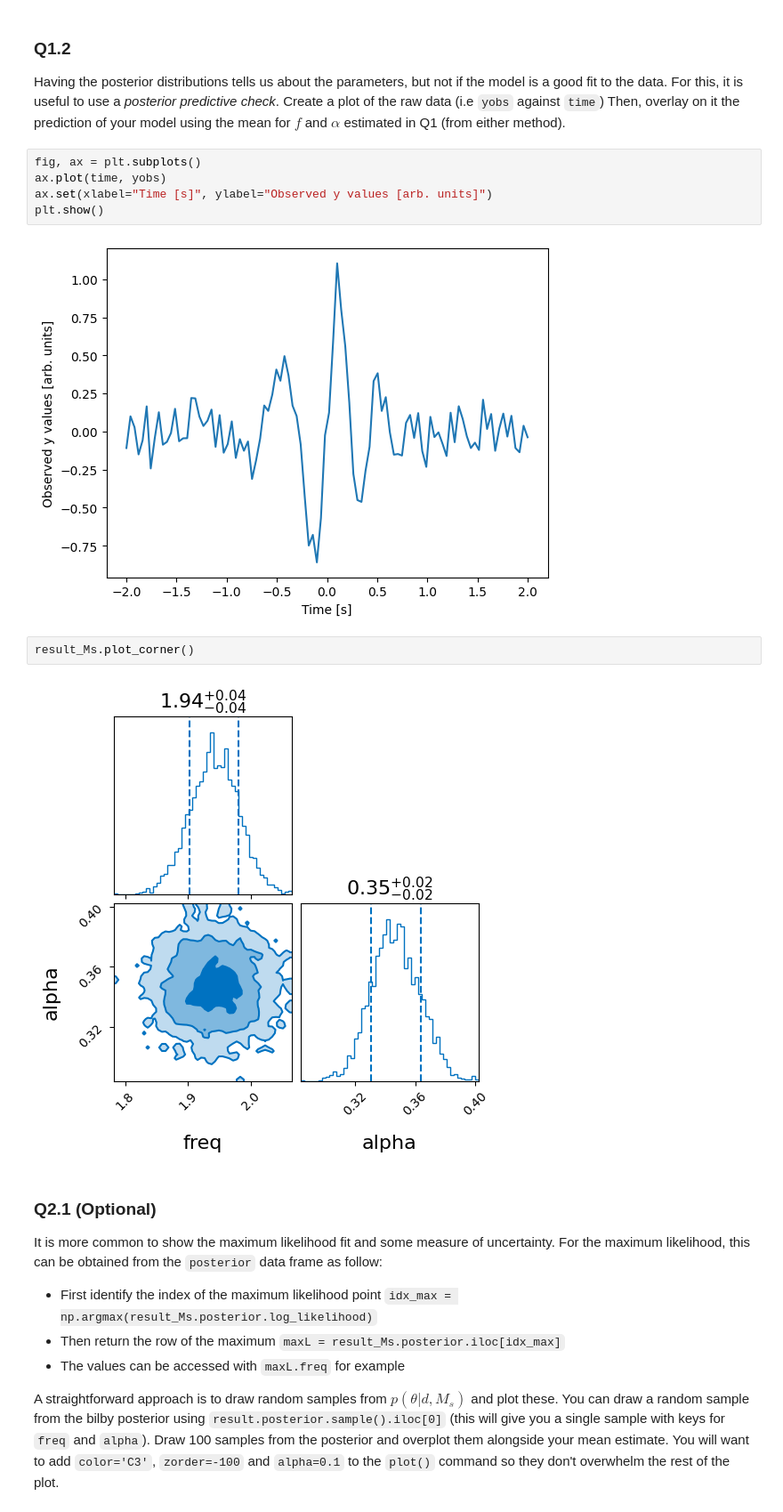
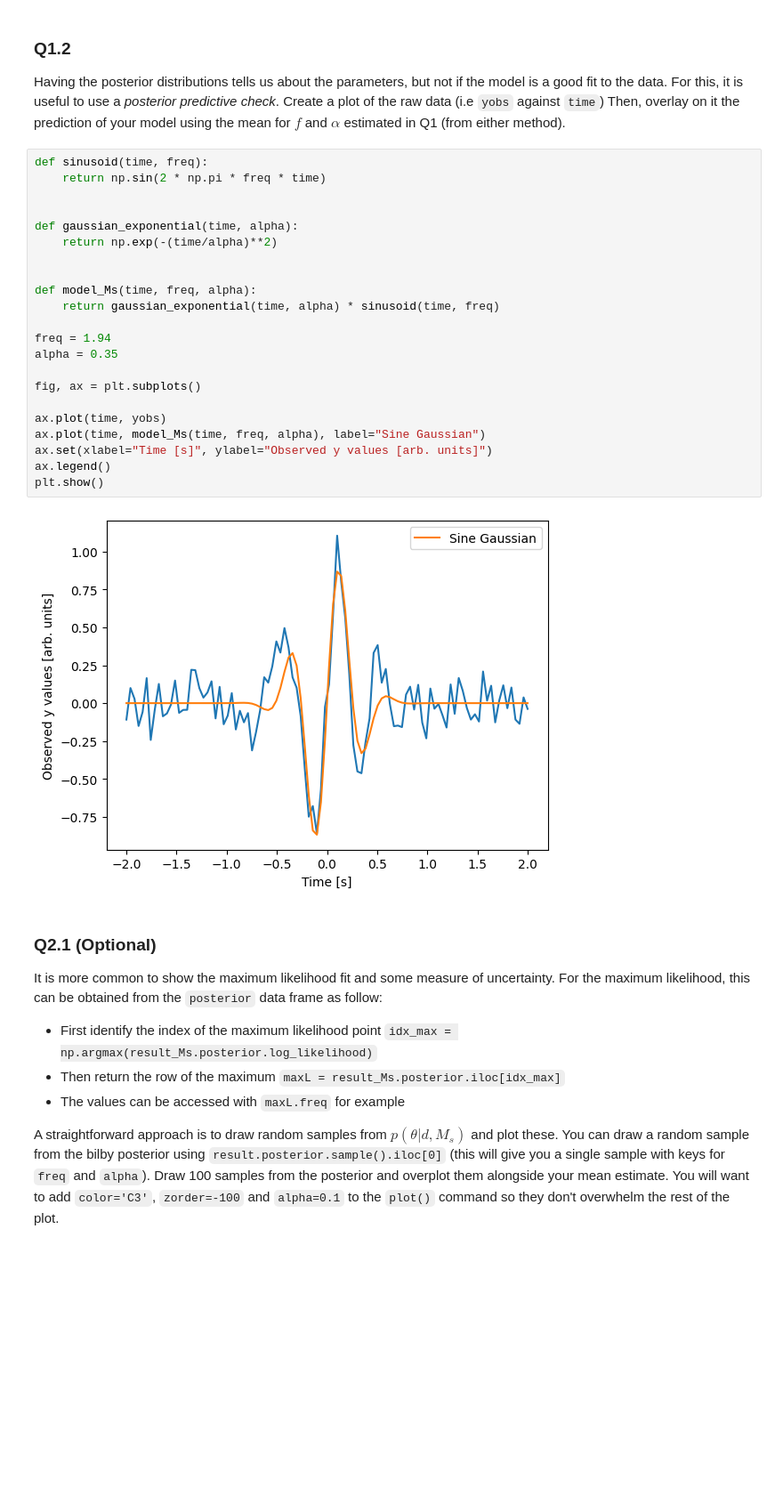
Before and after one commit to caitlin-rose/odw, a Jupyter notebook: Tutorials/Day_3/Tuto_3.1_Introduction_to_parameter_estimation.ipynb, the cells around one changed output. Shown at 89% size. Drawn from its saved outputs; the diff is of its cells as text; blank space fills up the shorter version.

```diff
--- a/Tutorials/Day_3/Tuto_3.1_Introduction_to_parameter_estimation.ipynb
+++ b/Tutorials/Day_3/Tuto_3.1_Introduction_to_parameter_estimation.ipynb
@@ -395,17 +395,30 @@ We estimate the the mean and standard deviation of alpha to be 0.35+/-0.02
 # %% [markdown]
 ### Q1.2
 Having the posterior distributions tells us about the parameters, but not if the model is a good fit to the data. For this, it is useful to use a *posterior predictive check*. Create a plot of the raw data (i.e `yobs` against `time`) Then, overlay on it the prediction of your model using the mean for $f$ and $\alpha$ estimated in Q1 (from either method).
-# %%
-fig, ax = plt.subplots()
-ax.plot(time, yobs)
-ax.set(xlabel="Time [s]", ylabel="Observed y values [arb. units]")
-plt.show()
-# %% [output]
-[figure, removed]
-# %%
-result_Ms.plot_corner()
-# %% [output]
-[figure, removed]
+# %%
+def sinusoid(time, freq):
+    return np.sin(2 * np.pi * freq * time)
+
+
+def gaussian_exponential(time, alpha):
+    return np.exp(-(time/alpha)**2)
+
+
+def model_Ms(time, freq, alpha):
+    return gaussian_exponential(time, alpha) * sinusoid(time, freq)
+
+freq = 1.94
+alpha = 0.35
+
+fig, ax = plt.subplots()
+
+ax.plot(time, yobs)
+ax.plot(time, model_Ms(time, freq, alpha), label="Sine Gaussian")
+ax.set(xlabel="Time [s]", ylabel="Observed y values [arb. units]")
+ax.legend()
+plt.show()
+# %% [output]
+[figure, added]
 # %% [markdown]
 ### Q2.1 (Optional)
 It is more common to show the maximum likelihood fit and some measure of uncertainty. For the maximum likelihood, this can be obtained from the `posterior` data frame as follow:
```
